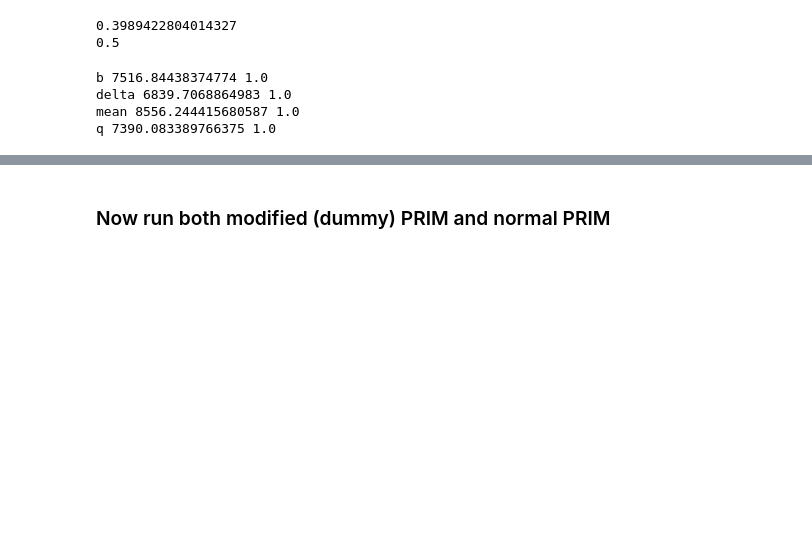
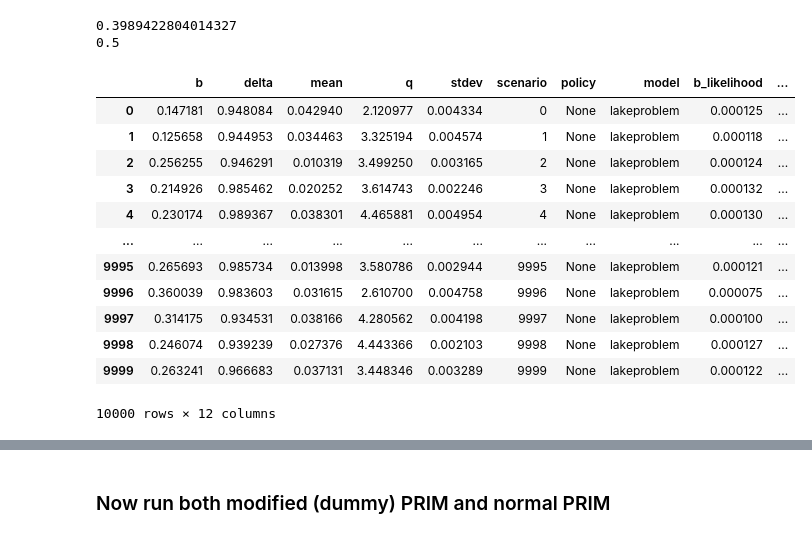
Before and after one commit to bjafino/likelihoodPRIM, a Jupyter notebook: likelihood_prim_v02.ipynb, the cells around one changed output, grey strips where cells are left out. Saved outputs shown, nothing was run; the diff lists cells and outputs as text; code cells hidden in the pictures; blank space fills up the shorter version.

```diff
--- a/likelihood_prim_v02.ipynb
+++ b/likelihood_prim_v02.ipynb
@@ -49,13 +52,25 @@ std_list = {'b': 0.15, 'delta': 0.02, 'mean': 0.02, 'q': 0.9}
 
 for var in ['b', 'delta', 'mean', 'q']:
     experiments[var+'_likelihood'] = stats.norm.pdf(experiments[var], mu_list[var], std_list[var])
-    experiments[var+'_likelihood'] /= np.max(experiments[var+'_likelihood'])
-    print(var, np.sum(experiments[var+'_likelihood']), np.max(experiments[var+'_likelihood']))
+#     experiments[var+'_likelihood'] /= np.max(experiments[var+'_likelihood'])
+    experiments[var+'_likelihood'] /= np.sum(experiments[var+'_likelihood'])
+#     print(var, np.sum(experiments[var+'_likelihood']), np.max(experiments[var+'_likelihood']))
-# %% [output]
-b 7516.84438374774 1.0
-delta 6839.7068864983 1.0
-mean 8556.244415680587 1.0
-q 7390.083389766375 1.0
+# %%
+experiments
+# %% [output]
+|  | b | delta | mean | q | stdev | scenario | policy | model | b_likelihood | ... |
+| 0 | 0.147181 | 0.948084 | 0.042940 | 2.120977 | 0.004334 | 0 | None | lakeproblem | 0.000125 | ... |
+| 1 | 0.125658 | 0.944953 | 0.034463 | 3.325194 | 0.004574 | 1 | None | lakeproblem | 0.000118 | ... |
+| 2 | 0.256255 | 0.946291 | 0.010319 | 3.499250 | 0.003165 | 2 | None | lakeproblem | 0.000124 | ... |
+| 3 | 0.214926 | 0.985462 | 0.020252 | 3.614743 | 0.002246 | 3 | None | lakeproblem | 0.000132 | ... |
+| 4 | 0.230174 | 0.989367 | 0.038301 | 4.465881 | 0.004954 | 4 | None | lakeproblem | 0.000130 | ... |
+| ... | ... | ... | ... | ... | ... | ... | ... | ... | ... | ... |
+| 9995 | 0.265693 | 0.985734 | 0.013998 | 3.580786 | 0.002944 | 9995 | None | lakeproblem | 0.000121 | ... |
+| 9996 | 0.360039 | 0.983603 | 0.031615 | 2.610700 | 0.004758 | 9996 | None | lakeproblem | 0.000075 | ... |
+| 9997 | 0.314175 | 0.934531 | 0.038166 | 4.280562 | 0.004198 | 9997 | None | lakeproblem | 0.000100 | ... |
+| 9998 | 0.246074 | 0.939239 | 0.027376 | 4.443366 | 0.002103 | 9998 | None | lakeproblem | 0.000127 | ... |
+| 9999 | 0.263241 | 0.966683 | 0.037131 | 3.448346 | 0.003289 | 9999 | None | lakeproblem | 0.000122 | ... |
+10000 rows × 12 columns
 # %%
 experiments['rel_prob'] = 1
 for col in experiments.columns:
```
Also changed, not shown: parts of 13 cells of this notebook, 3 other files.
